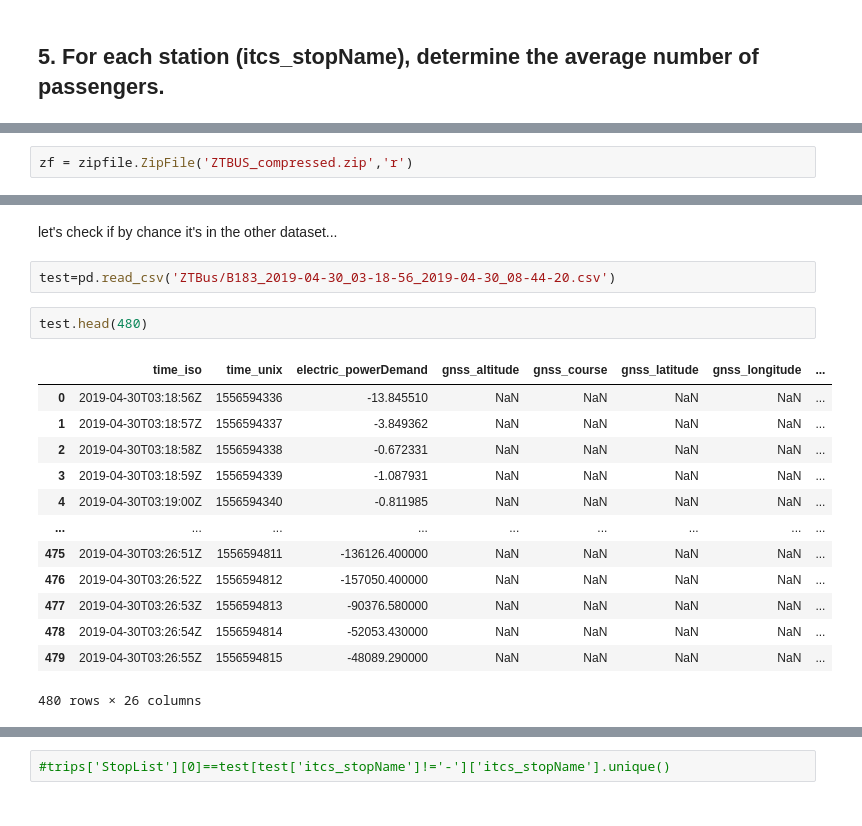
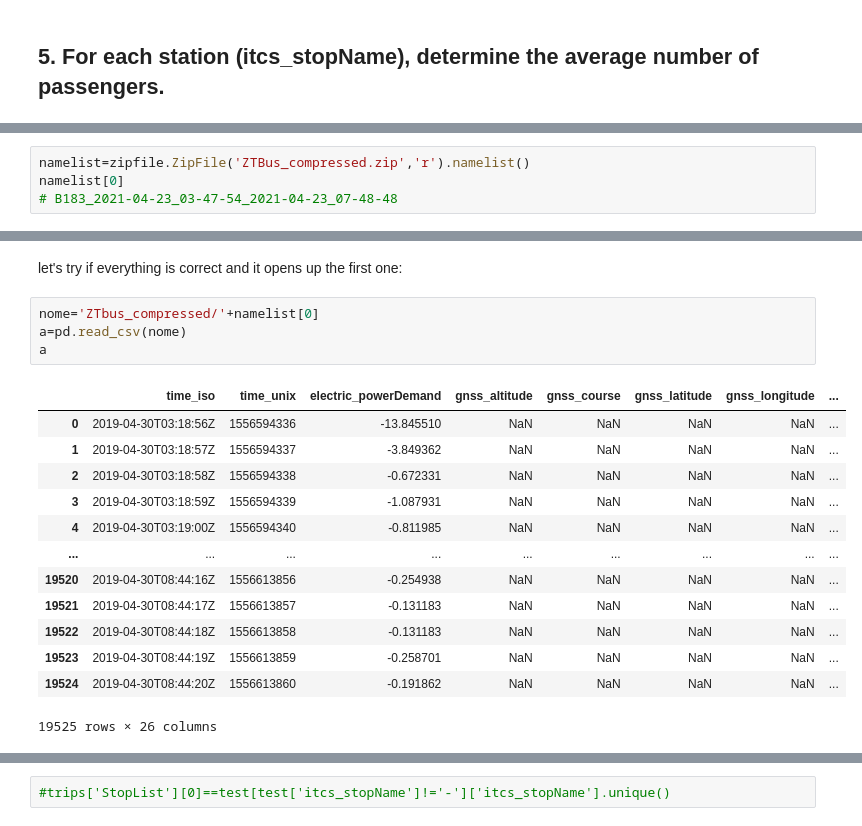
Before and after one commit to CarloArpini/2023-FCS-Project, a Jupyter notebook: Project.ipynb, the cells around one changed output, grey strips where cells are left out. Cells and saved outputs as stored; diff of their text form.

```diff
--- a/Project.ipynb
+++ b/Project.ipynb
@@ -236,2 +235,4 @@ import zipfile
 # %%
-zf = zipfile.ZipFile('ZTBUS_compressed.zip','r')
+namelist=zipfile.ZipFile('ZTBus_compressed.zip','r').namelist()
+namelist[0]
+# B183_2021-04-23_03-47-54_2021-04-23_07-48-48
@@ -279,21 +241,21 @@ Index(['name', 'busNumber', 'startTime_iso', 'startTime_unix', 'endTime_iso',
-# %% [markdown]
-let's check if by chance it's in the other dataset...
-# %%
-test=pd.read_csv('ZTBus/B183_2019-04-30_03-18-56_2019-04-30_08-44-20.csv')
-# %%
-test.head(480)
-# %% [output]
-|  | time_iso | time_unix | electric_powerDemand | gnss_altitude | gnss_course | gnss_latitude | gnss_longitude | ... |
-| 0 | 2019-04-30T03:18:56Z | 1556594336 | -13.845510 | NaN | NaN | NaN | NaN | ... |
-| 1 | 2019-04-30T03:18:57Z | 1556594337 | -3.849362 | NaN | NaN | NaN | NaN | ... |
-| 2 | 2019-04-30T03:18:58Z | 1556594338 | -0.672331 | NaN | NaN | NaN | NaN | ... |
-| 3 | 2019-04-30T03:18:59Z | 1556594339 | -1.087931 | NaN | NaN | NaN | NaN | ... |
-| 4 | 2019-04-30T03:19:00Z | 1556594340 | -0.811985 | NaN | NaN | NaN | NaN | ... |
-| ... | ... | ... | ... | ... | ... | ... | ... | ... |
-| 475 | 2019-04-30T03:26:51Z | 1556594811 | -136126.400000 | NaN | NaN | NaN | NaN | ... |
-| 476 | 2019-04-30T03:26:52Z | 1556594812 | -157050.400000 | NaN | NaN | NaN | NaN | ... |
-| 477 | 2019-04-30T03:26:53Z | 1556594813 | -90376.580000 | NaN | NaN | NaN | NaN | ... |
-| 478 | 2019-04-30T03:26:54Z | 1556594814 | -52053.430000 | NaN | NaN | NaN | NaN | ... |
-| 479 | 2019-04-30T03:26:55Z | 1556594815 | -48089.290000 | NaN | NaN | NaN | NaN | ... |
-480 rows × 26 columns
+# %% [markdown]
+let's try if everything is correct and it opens up the first one:
+# %%
+nome='ZTbus_compressed/'+namelist[0]
+a=pd.read_csv(nome)
+a
+# %% [output]
+|  | time_iso | time_unix | electric_powerDemand | gnss_altitude | gnss_course | gnss_latitude | gnss_longitude | ... |
+| 0 | 2019-04-30T03:18:56Z | 1556594336 | -13.845510 | NaN | NaN | NaN | NaN | ... |
+| 1 | 2019-04-30T03:18:57Z | 1556594337 | -3.849362 | NaN | NaN | NaN | NaN | ... |
+| 2 | 2019-04-30T03:18:58Z | 1556594338 | -0.672331 | NaN | NaN | NaN | NaN | ... |
+| 3 | 2019-04-30T03:18:59Z | 1556594339 | -1.087931 | NaN | NaN | NaN | NaN | ... |
+| 4 | 2019-04-30T03:19:00Z | 1556594340 | -0.811985 | NaN | NaN | NaN | NaN | ... |
+| ... | ... | ... | ... | ... | ... | ... | ... | ... |
+| 19520 | 2019-04-30T08:44:16Z | 1556613856 | -0.254938 | NaN | NaN | NaN | NaN | ... |
+| 19521 | 2019-04-30T08:44:17Z | 1556613857 | -0.131183 | NaN | NaN | NaN | NaN | ... |
+| 19522 | 2019-04-30T08:44:18Z | 1556613858 | -0.131183 | NaN | NaN | NaN | NaN | ... |
+| 19523 | 2019-04-30T08:44:19Z | 1556613859 | -0.258701 | NaN | NaN | NaN | NaN | ... |
+| 19524 | 2019-04-30T08:44:20Z | 1556613860 | -0.191862 | NaN | NaN | NaN | NaN | ... |
+19525 rows × 26 columns
 # %%
```
Also changed, not shown: parts of 75 cells of this notebook.
